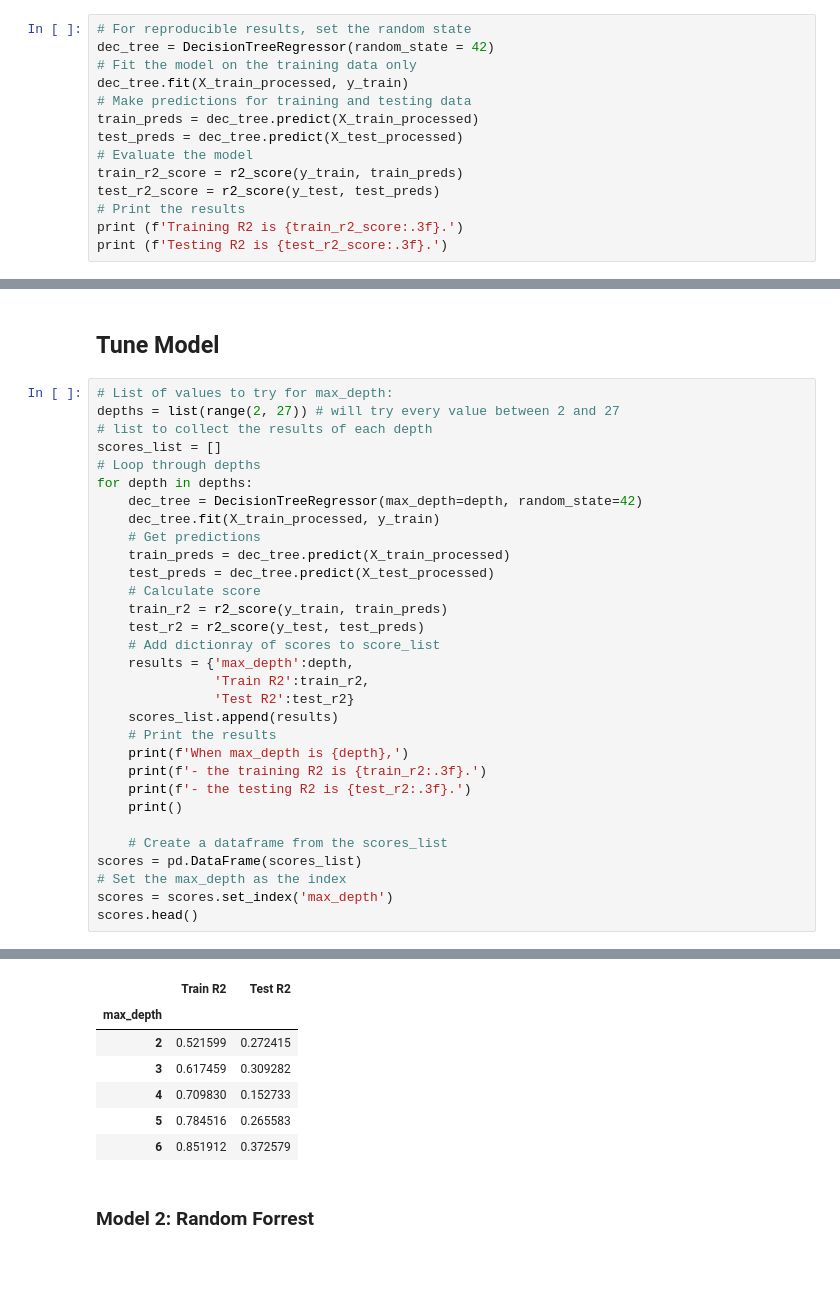
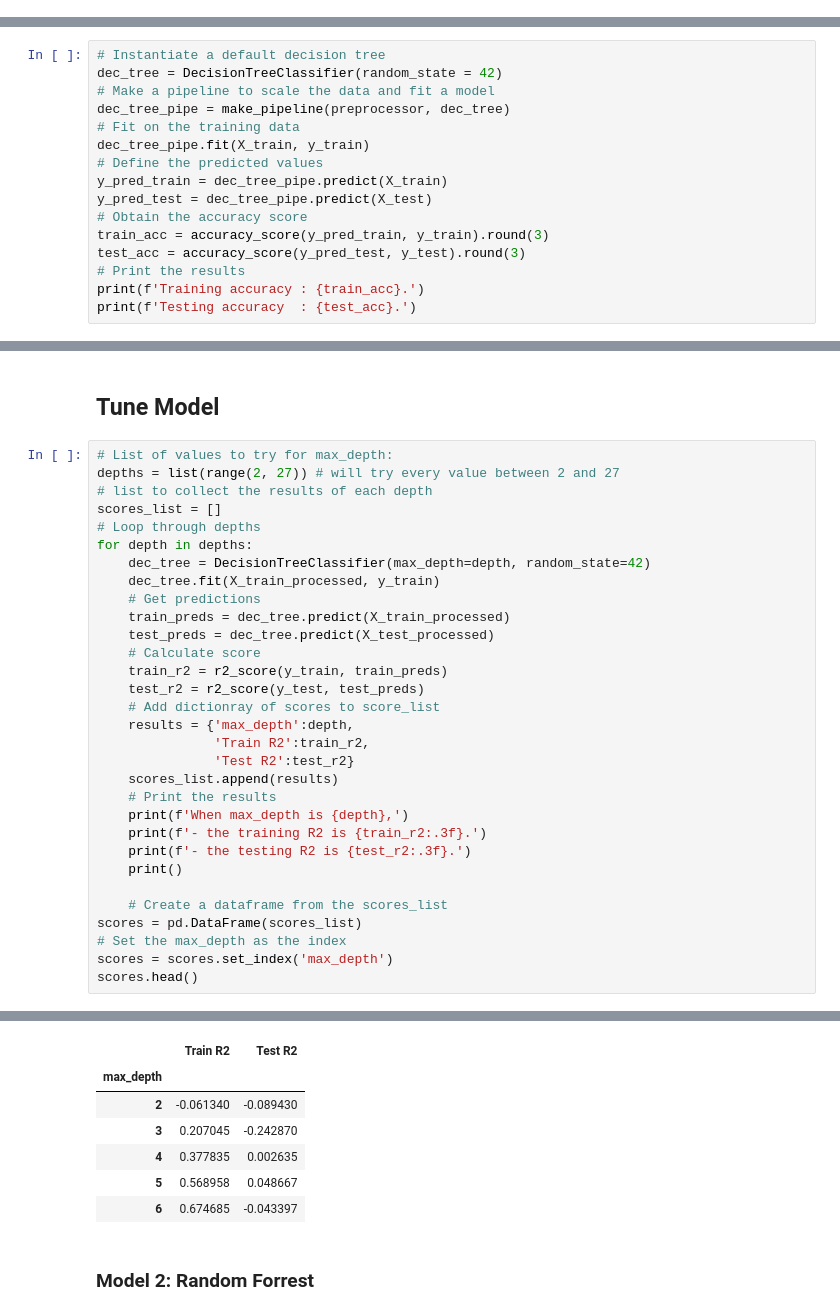
Before and after one commit to kassiedancer92/Machine_Learning, a Jupyter notebook: project_2.ipynb, the cells around one changed output, grey strips where cells are left out. Drawn from its saved outputs; the diff is of its cells as text; blank space fills up the shorter version.

```diff
--- a/project_2.ipynb
+++ b/project_2.ipynb
@@ -1725,14 +1723,0 @@ set_config(transform_output='pandas')
-# %%
-# For reproducible results, set the random state
-dec_tree = DecisionTreeRegressor(random_state = 42)
-# Fit the model on the training data only
-dec_tree.fit(X_train_processed, y_train)
-# Make predictions for training and testing data
-train_preds = dec_tree.predict(X_train_processed)
-test_preds = dec_tree.predict(X_test_processed)
-# Evaluate the model
-train_r2_score = r2_score(y_train, train_preds)
-test_r2_score = r2_score(y_test, test_preds)
-# Print the results
-print (f'Training R2 is {train_r2_score:.3f}.')
-print (f'Testing R2 is {test_r2_score:.3f}.')
@@ -1741,0 +1724,16 @@ Testing R2 is 0.187.
+# %%
+# Instantiate a default decision tree
+dec_tree = DecisionTreeClassifier(random_state = 42)
+# Make a pipeline to scale the data and fit a model
+dec_tree_pipe = make_pipeline(preprocessor, dec_tree)
+# Fit on the training data
+dec_tree_pipe.fit(X_train, y_train)
+# Define the predicted values
+y_pred_train = dec_tree_pipe.predict(X_train)
+y_pred_test = dec_tree_pipe.predict(X_test)
+# Obtain the accuracy score
+train_acc = accuracy_score(y_pred_train, y_train).round(3)
+test_acc = accuracy_score(y_pred_test, y_test).round(3)
+# Print the results
+print(f'Training accuracy : {train_acc}.')
+print(f'Testing accuracy  : {test_acc}.')
@@ -1748,7 +1749,7 @@ depths = list(range(2, 27)) # will try every value between 2 and 27
 scores_list = []
 # Loop through depths
 for depth in depths:
-    dec_tree = DecisionTreeRegressor(max_depth=depth, random_state=42)
+    dec_tree = DecisionTreeClassifier(max_depth=depth, random_state=42)
     dec_tree.fit(X_train_processed, y_train)
     # Get predictions
     train_preds = dec_tree.predict(X_train_processed)
@@ -1793,10 +1794,10 @@ When max_depth is 26,
 |  | Train R2 | Test R2 |
 | max_depth |  |  |
-| 2 | 0.521599 | 0.272415 |
-| 3 | 0.617459 | 0.309282 |
-| 4 | 0.709830 | 0.152733 |
-| 5 | 0.784516 | 0.265583 |
-| 6 | 0.851912 | 0.372579 |
+| 2 | -0.061340 | -0.089430 |
+| 3 | 0.207045 | -0.242870 |
+| 4 | 0.377835 | 0.002635 |
+| 5 | 0.568958 | 0.048667 |
+| 6 | 0.674685 | -0.043397 |
 # %% [markdown]
 ### Model 2: Random Forrest
 # %%
```
Also changed, not shown: parts of 17 cells of this notebook.
